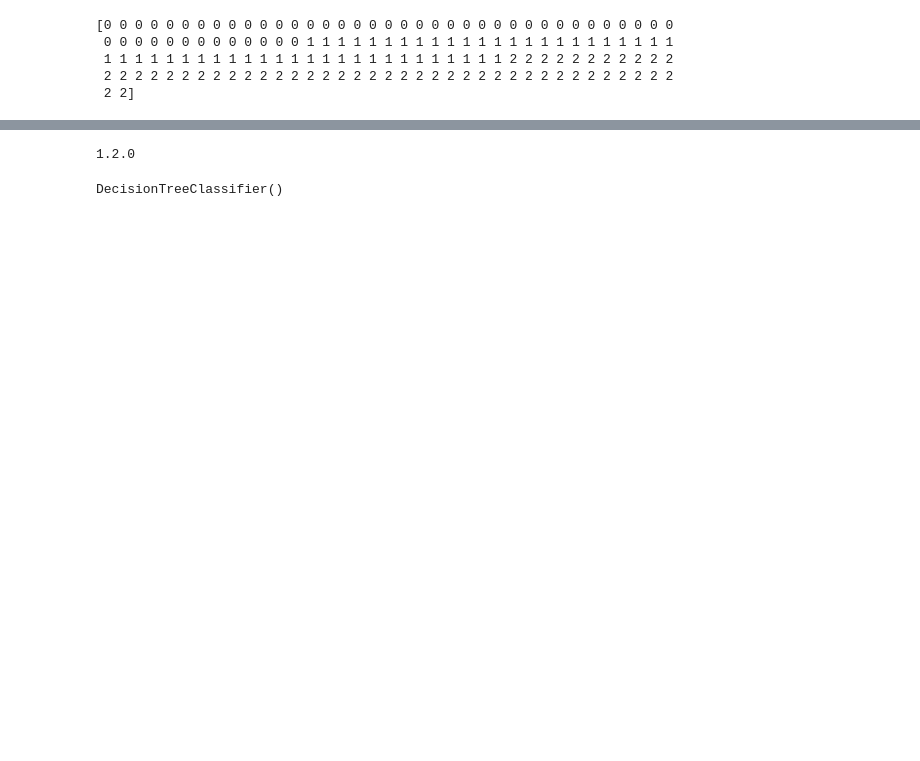
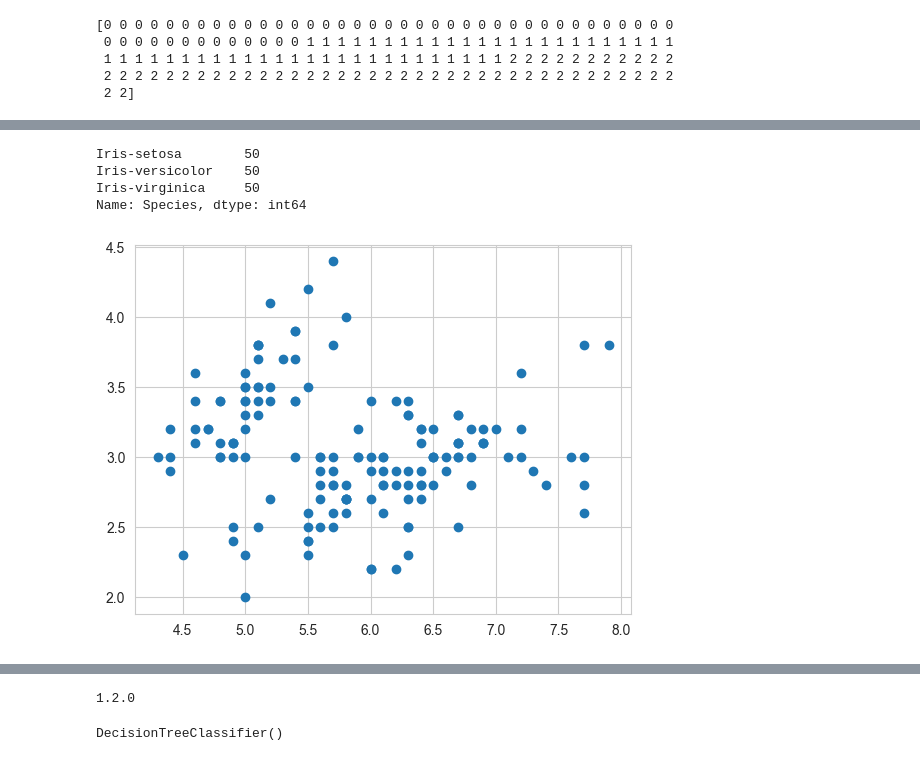
Before and after one commit to ShraddhaLokhande03/LetsGRowMore, a Jupyter notebook: decision_tree/decision_tree_iris.ipynb, the cells around one changed output, grey strips where cells are left out. Saved outputs shown, nothing was run; the diff lists cells and outputs as text; code cells hidden in the pictures; blank space fills up the shorter version.

```diff
--- a/decision_tree/decision_tree_iris.ipynb
+++ b/decision_tree/decision_tree_iris.ipynb
@@ -5,6 +7,8 @@ iris=datasets.load_iris()
 df=pd.DataFrame(iris.data, columns=iris.feature_names)
 y=iris.target
 x = iris.data
+# %%
+Iris_data = pd.read_csv('Iris.csv')
 # %%
 
 print(y)
@@ -36,0 +38,14 @@ print(x)
+# %%
+Iris_data.Species.value_counts()
+# %% [output]
+Iris-setosa        50
+Iris-versicolor    50
+Iris-virginica     50
+Name: Species, dtype: int64
+# %%
+#Visualizing the dataset features to find pattern to solve our task
+
+plt.scatter(Iris_data['SepalLengthCm'],Iris_data['SepalWidthCm'])
+plt.show()
+# %% [output]
+[figure, added]
```
Also changed, not shown: parts of 6 cells of this notebook.
